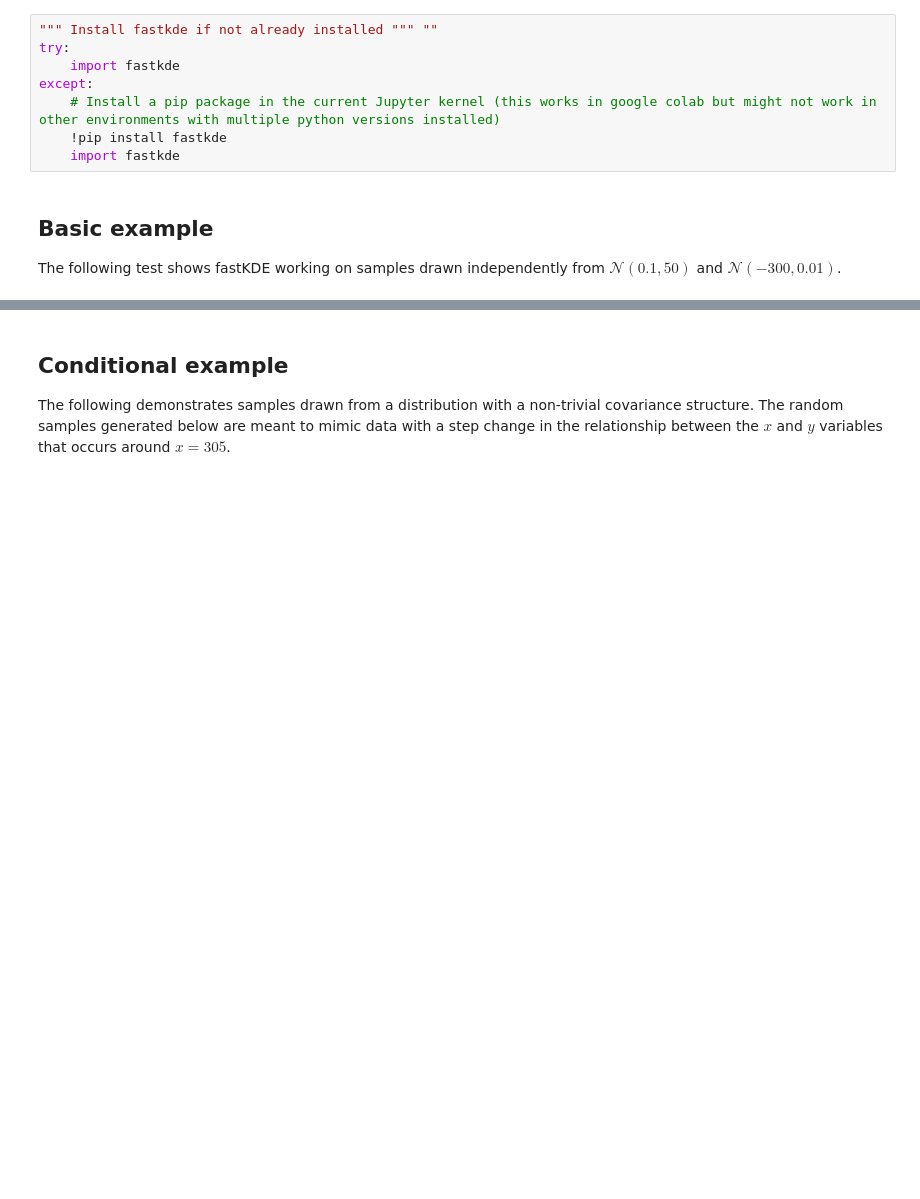
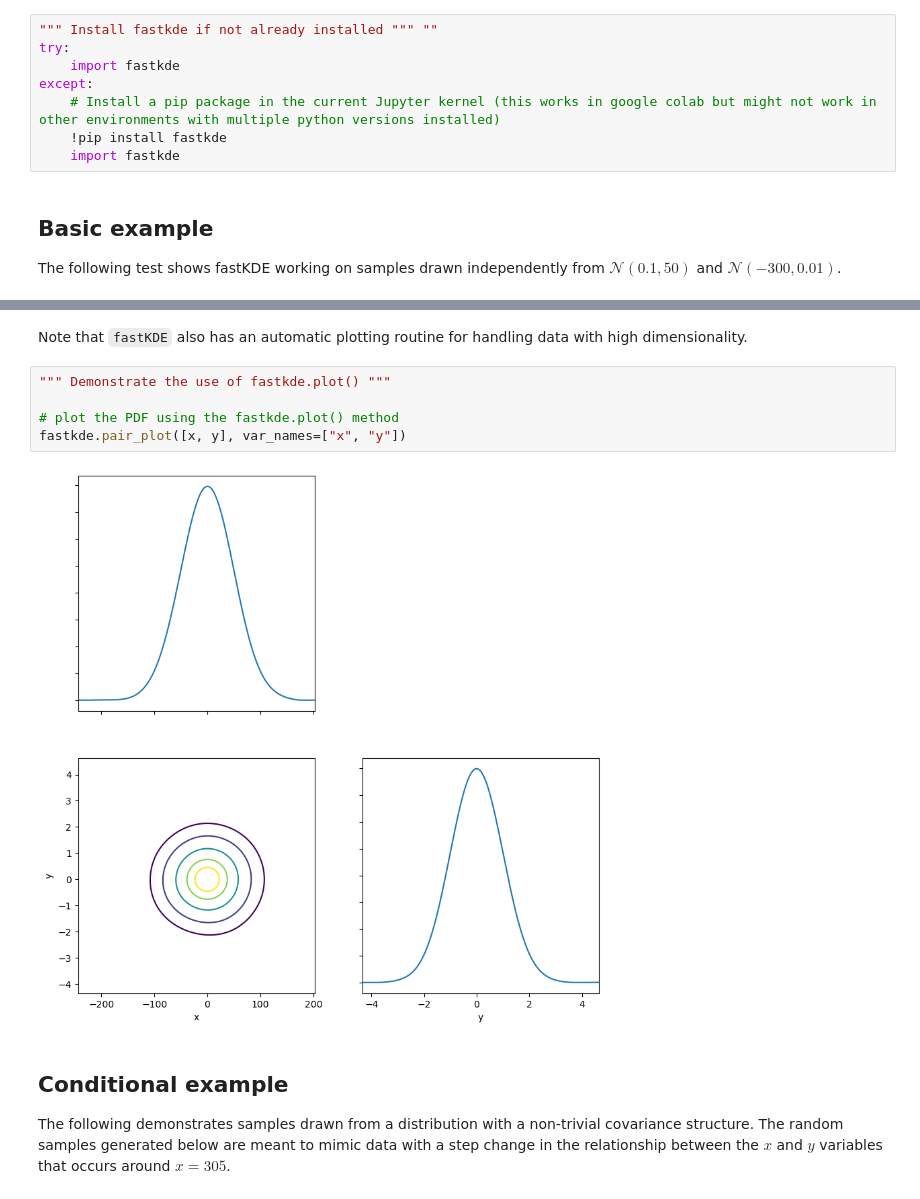
Before and after one commit to LBL-EESA/fastkde, a Jupyter notebook: examples/readme_test.ipynb, the cells around one changed output, grey strips where cells are left out. Drawn from its saved outputs; the diff is of its cells as text; blank space fills up the shorter version.

```diff
--- a/examples/readme_test.ipynb
+++ b/examples/readme_test.ipynb
@@ -55,3 +79,12 @@ PDF.plot();
+# %% [markdown]
+Note that `fastKDE` also has an automatic plotting routine for handling data with high dimensionality.
+# %%
+""" Demonstrate the use of fastkde.plot() """
+
+# plot the PDF using the fastkde.plot() method
+fastkde.pair_plot([x, y], var_names=["x", "y"])
+# %% [output]
+[figure, added]
 # %% [markdown]
 ## Conditional example
 
```
Also changed, not shown: parts of 2 cells of this notebook, 4 other files.
